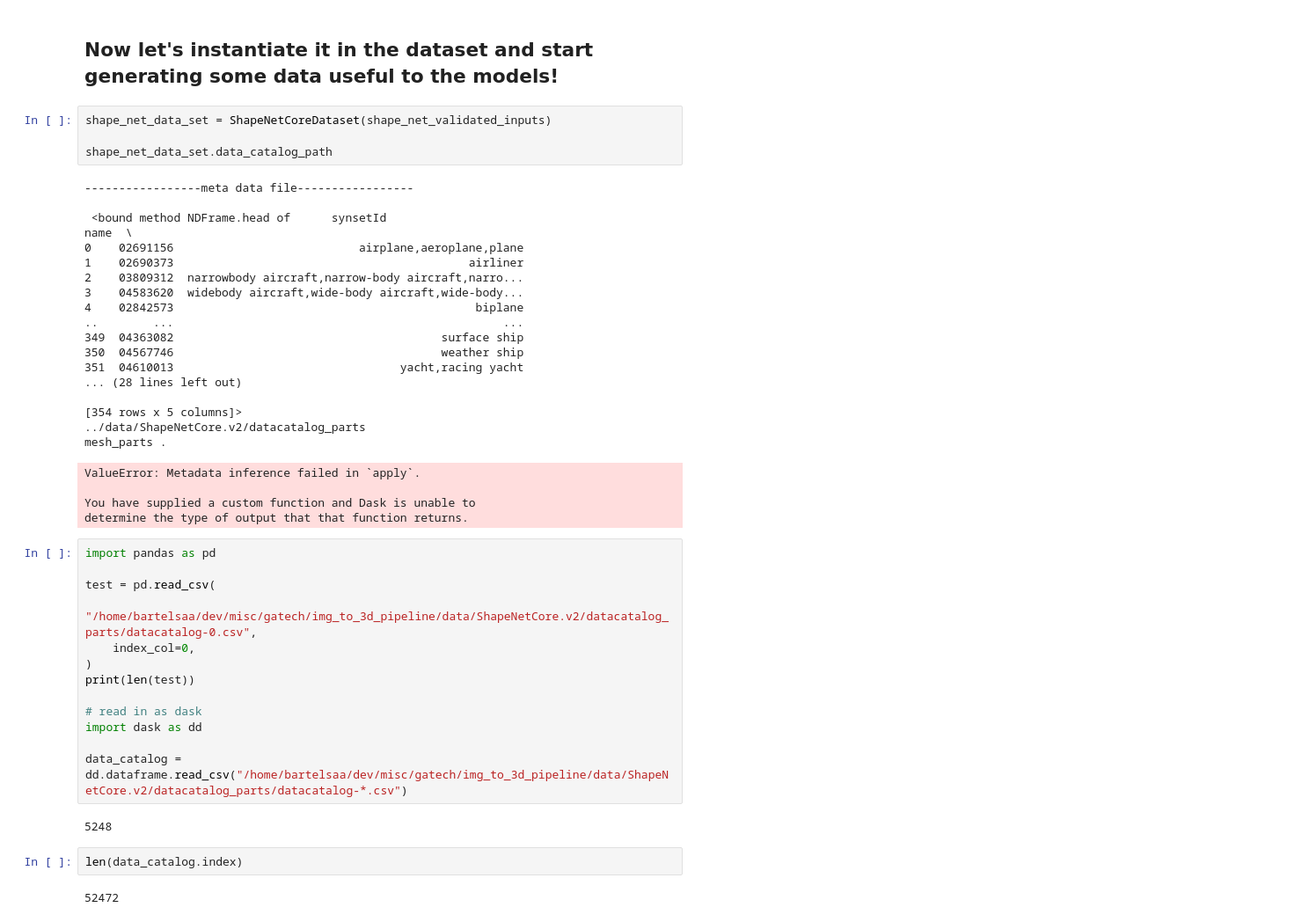
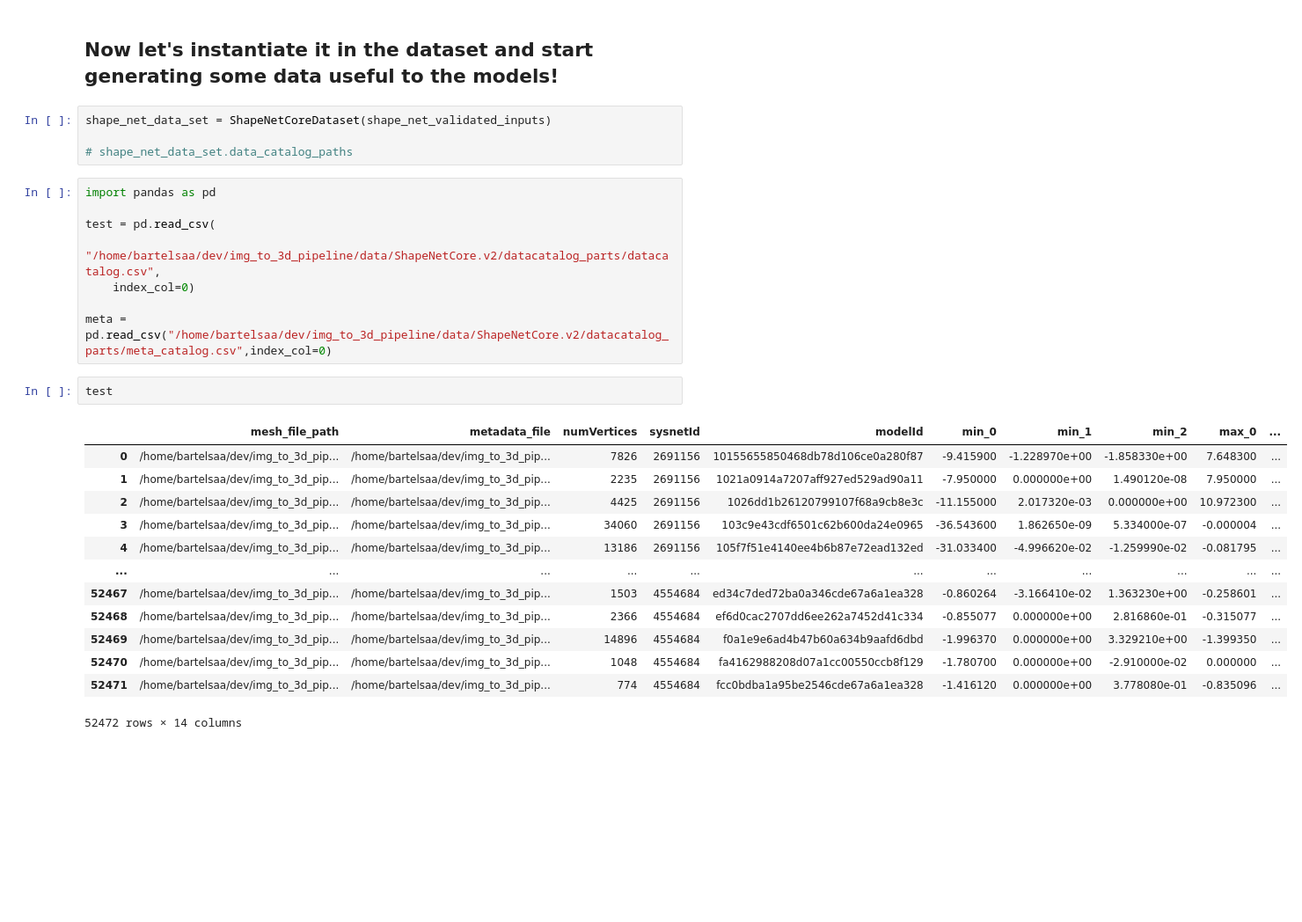
Before and after one commit to andrewbartels1/img_to_3d_pipeline, a Jupyter notebook: notebooks/pipeline.ipynb, the cells around one changed output. Shown at 88% size. Saved outputs shown, nothing was run; the diff lists cells and outputs as text; blank space fills up the shorter version.

Commit message:
updates, shapenet data catalog is complete!

```diff
--- a/notebooks/pipeline.ipynb
+++ b/notebooks/pipeline.ipynb
@@ -72,45 +54,28 @@ shape_net_validated_inputs.dataset_list[100]
 # %%
 shape_net_data_set = ShapeNetCoreDataset(shape_net_validated_inputs)
 
-shape_net_data_set.data_catalog_path
+# shape_net_data_set.data_catalog_paths
-# %% [output]
------------------meta data file-----------------
-
- <bound method NDFrame.head of      synsetId                                               name  \
-0    02691156                           airplane,aeroplane,plane
-1    02690373                                           airliner
-2    03809312  narrowbody aircraft,narrow-body aircraft,narro...
-3    04583620  widebody aircraft,wide-body aircraft,wide-body...
-4    02842573                                            biplane
-..        ...                                                ...
-349  04363082                                       surface ship
-350  04567746                                       weather ship
-351  04610013                                 yacht,racing yacht
-... (28 lines left out)
-
-[354 rows x 5 columns]>
-../data/ShapeNetCore.v2/datacatalog_parts
-mesh_parts .
-ValueError: Metadata inference failed in `apply`.
-
-You have supplied a custom function and Dask is unable to
-determine the type of output that that function returns.
-# %%
-import pandas as pd
-
-test = pd.read_csv(
-    "/home/bartelsaa/dev/misc/gatech/img_to_3d_pipeline/data/ShapeNetCore.v2/datacatalog_parts/datacatalog-0.csv",
-    index_col=0,
-)
-print(len(test))
-
-# read in as dask
-import dask as dd
-
-data_catalog = dd.dataframe.read_csv("/home/bartelsaa/dev/misc/gatech/img_to_3d_pipeline/data/ShapeNetCore.v2/datacatalog_parts/datacatalog-*.csv")
-# %% [output]
-5248
-# %%
-len(data_catalog.index)
-# %% [output]
-52472
+# %%
+import pandas as pd
+
+test = pd.read_csv(
+    "/home/bartelsaa/dev/img_to_3d_pipeline/data/ShapeNetCore.v2/datacatalog_parts/datacatalog.csv",
+    index_col=0)
+
+meta = pd.read_csv("/home/bartelsaa/dev/img_to_3d_pipeline/data/ShapeNetCore.v2/datacatalog_parts/meta_catalog.csv",index_col=0)
+# %%
+test
+# %% [output]
+|  | mesh_file_path | metadata_file | numVertices | sysnetId | modelId | min_0 | min_1 | min_2 | max_0 | ... |
+| 0 | /home/bartelsaa/dev/img_to_3d_pip... | /home/bartelsaa/dev/img_to_3d_pip... | 7826 | 2691156 | 10155655850468db78d106ce0a280f87 | -9.415900 | -1.228970e+00 | -1.858330e+00 | 7.648300 | ... |
+| 1 | /home/bartelsaa/dev/img_to_3d_pip... | /home/bartelsaa/dev/img_to_3d_pip... | 2235 | 2691156 | 1021a0914a7207aff927ed529ad90a11 | -7.950000 | 0.000000e+00 | 1.490120e-08 | 7.950000 | ... |
+| 2 | /home/bartelsaa/dev/img_to_3d_pip... | /home/bartelsaa/dev/img_to_3d_pip... | 4425 | 2691156 | 1026dd1b26120799107f68a9cb8e3c | -11.155000 | 2.017320e-03 | 0.000000e+00 | 10.972300 | ... |
+| 3 | /home/bartelsaa/dev/img_to_3d_pip... | /home/bartelsaa/dev/img_to_3d_pip... | 34060 | 2691156 | 103c9e43cdf6501c62b600da24e0965 | -36.543600 | 1.862650e-09 | 5.334000e-07 | -0.000004 | ... |
+| 4 | /home/bartelsaa/dev/img_to_3d_pip... | /home/bartelsaa/dev/img_to_3d_pip... | 13186 | 2691156 | 105f7f51e4140ee4b6b87e72ead132ed | -31.033400 | -4.996620e-02 | -1.259990e-02 | -0.081795 | ... |
+| ... | ... | ... | ... | ... | ... | ... | ... | ... | ... | ... |
+| 52467 | /home/bartelsaa/dev/img_to_3d_pip... | /home/bartelsaa/dev/img_to_3d_pip... | 1503 | 4554684 | ed34c7ded72ba0a346cde67a6a1ea328 | -0.860264 | -3.166410e-02 | 1.363230e+00 | -0.258601 | ... |
+| 52468 | /home/bartelsaa/dev/img_to_3d_pip... | /home/bartelsaa/dev/img_to_3d_pip... | 2366 | 4554684 | ef6d0cac2707dd6ee262a7452d41c334 | -0.855077 | 0.000000e+00 | 2.816860e-01 | -0.315077 | ... |
+| 52469 | /home/bartelsaa/dev/img_to_3d_pip... | /home/bartelsaa/dev/img_to_3d_pip... | 14896 | 4554684 | f0a1e9e6ad4b47b60a634b9aafd6dbd | -1.996370 | 0.000000e+00 | 3.329210e+00 | -1.399350 | ... |
+| 52470 | /home/bartelsaa/dev/img_to_3d_pip... | /home/bartelsaa/dev/img_to_3d_pip... | 1048 | 4554684 | fa4162988208d07a1cc00550ccb8f129 | -1.780700 | 0.000000e+00 | -2.910000e-02 | 0.000000 | ... |
+| 52471 | /home/bartelsaa/dev/img_to_3d_pip... | /home/bartelsaa/dev/img_to_3d_pip... | 774 | 4554684 | fcc0bdba1a95be2546cde67a6a1ea328 | -1.416120 | 0.000000e+00 | 3.778080e-01 | -0.835096 | ... |
+52472 rows × 14 columns
```
Also changed, not shown: parts of 4 cells of this notebook, 7 other files.
